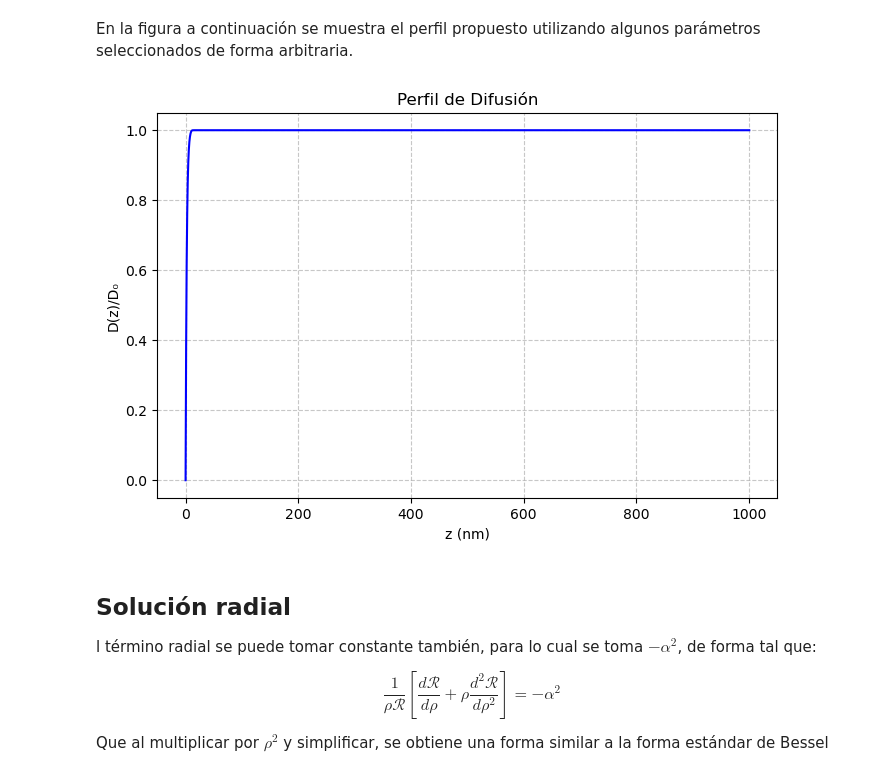
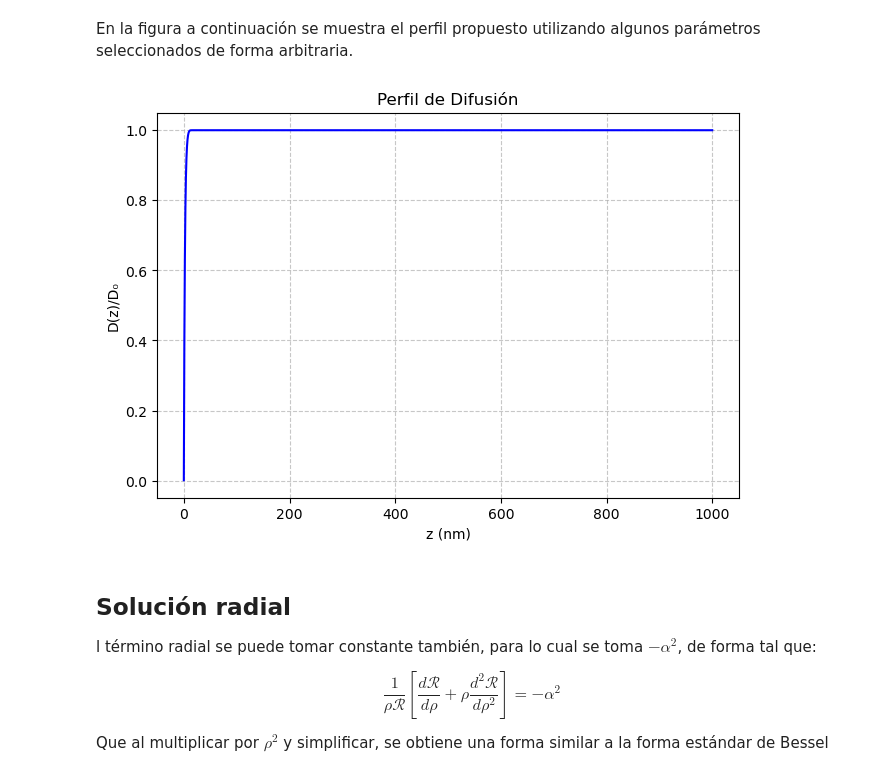
Before and after one commit to allanyst/tfm-efectos-superficie-nano-rmn, a Jupyter notebook: TFM_V5.ipynb, the cells around one changed output. Drawn from its saved outputs; the diff is of its cells as text; code cells hidden in the pictures.

```diff
--- a/TFM_V5.ipynb
+++ b/TFM_V5.ipynb
@@ -21,12 +22,12 @@ D0 = 2e-9 * 1e18     # 2e-9 m²/s -> 2e9 nm²/s
 # D_s = D0*0.05      # 5% de D0
 R = 1e-6 * 1e9       # 1e-6 m -> 1000 nm
 z_c = 10             # 10 nm (altura crítica)
-delta = 2            # 1 nm (ancho de transición)
+delta = 3            # 1 nm (ancho de transición)
 lambda_param = 0.5   # en nm⁻¹
 n_modes_radial = 16  # Cantidad de modos de R(ρ)
 m_max = 16           # Cantidad de modos de Z(z)
-N_z = 1000           # Número de nodos en z
-alpha_grid = 3.0     # Aglomeramiento de nodos cerca de z=0
+N_r = N_z = 20000    # Número de nodos en r y z
+alpha_grid = 4.0     # Aglomeramiento de nodos cerca de z=0
 varkappa = 0         # nm/s
 L = 1000             # nm
 # %% [markdown]
@@ -44,11 +45,6 @@ $$h_j=z_j-z_{j-1},\,\forall\,j=1,2,\dots,N_z-1,\quad h_{j+1/2}=\frac{h_{j+1}+h_j
 ##############################################################################
 # 2. Generación de la malla en z (nm)
 ##############################################################################
-# j_vals = np.linspace(0, N_z, N_z)
-j_vals1 = np.arange(int(N_z*0.40))
-j_vals2 = np.arange(int(N_z*0.60))
 
-z1 = z_c * np.sinh(alpha_grid * j_vals1 / (N_z*0.40 - 1)) / np.sinh(alpha_grid) # [0,z_c]
-z2 = z_c + (L - z_c) * np.sinh(alpha_grid*j_vals2 / (N_z*0.60 - 1)) / np.sinh(alpha_grid) # [z_c,L]
-
-z = np.concatenate((z1[:-2],z2))
+j_vals = np.arange(N_z)
+z=L * np.sinh(alpha_grid * j_vals / (N_z - 1)) / np.sinh(alpha_grid)
@@ -65,7 +73,8 @@ Donde $z_c$ es la altura donde comienza la transición y $\delta$ es el ancho de
 ##############################################################################
 def D(z_val):
     """Perfil de difusión completo con z en nm.
-       D(z) = D0 [exp(-λz)(1-S(z)) + S(z)] donde
+       D(z) = D0 [ex
+        p(-λz)(1-S(z)) + S(z)] donde
        S(z) = 0.5 [1 + tanh((z-z_c)/δ)].
     """
     S = 0.5 * (1 + np.tanh((z_val - z_c) / delta))
@@ -76,18 +85,18 @@ En la figura a continuación se muestra el perfil propuesto utilizando algunos p
 # %%
 # Perfil de difusión
 D_values = D(z)
 
-plt.figure(figsize=(8,5))
+plt.figure(figsize=(7.5,5))
 plt.plot(z, D_values/D0, 'b-', lw=1.5)
 plt.xlabel('z (nm)')
 plt.ylabel('D(z)/D₀')
 plt.title('Perfil de Difusión')
 plt.grid(ls='--', alpha=0.7)
 plt.savefig('figuras/Dz_profile.pdf', bbox_inches='tight')
 plt.show()
 plt.close()
 # %% [output]
-[figure, old version]
+[figure, new version]
 # %% [markdown]
 ## Solución radial
 l término radial se puede tomar constante también, para lo cual se toma $-\alpha^2$, de forma tal que:
```
Also changed, not shown: parts of 12 cells of this notebook, 54 other files.
